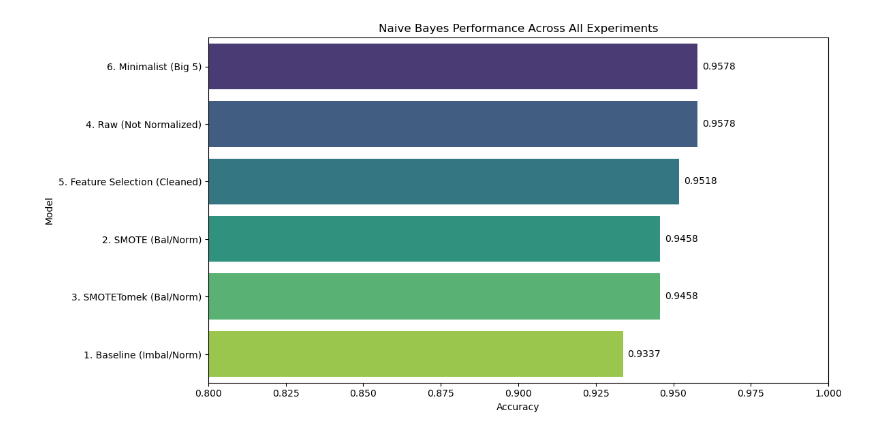
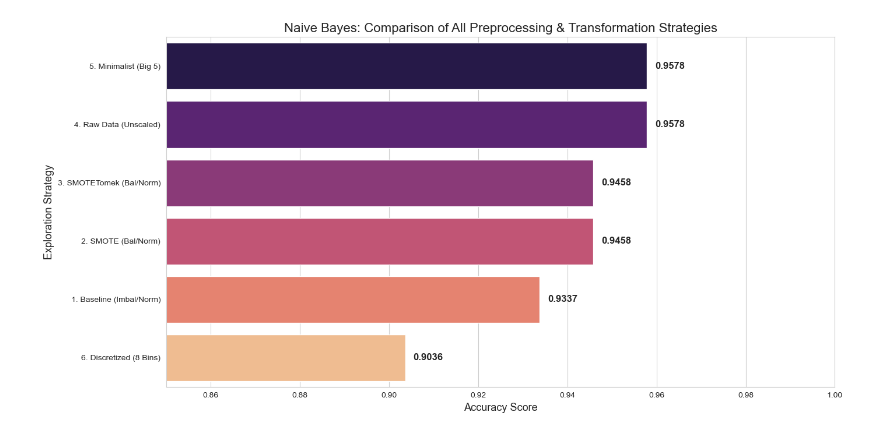
Before and after one commit to OmarH-creator/Diabetes-Prediction, a Jupyter notebook: Models/Naive_Bayes_v2.ipynb, the cells around one changed output. Drawn from its saved outputs; the diff is of its cells as text; code cells hidden in the pictures.

```diff
--- a/Models/Naive_Bayes_v2.ipynb
+++ b/Models/Naive_Bayes_v2.ipynb
@@ -19,7 +35,10 @@ Test set loaded. Shape: (166, 11)
 # %%
+# 1. Baseline (Imbalanced)
 full_norm = pd.read_csv("../diabetes_milestone1_normalized.csv")
 full_norm['gender'] = full_norm['gender'].map(gender_map)
-# Isolate the 80% training set (pre-SMOTE)
 X_f = full_norm.drop(columns=['class'])
 y_f = full_norm['class']
 X_train_base, _, y_train_base, _ = train_test_split(X_f, y_f, test_size=0.2, random_state=42, stratify=y_f)
+gnb_base = GaussianNB().fit(X_train_base, y_train_base)
+y_pred_base = gnb_base.predict(X_test)
+evaluate_model(y_test, y_pred_base, "1. Baseline (Imbalanced)", "Blues")
@@ -94,6 +82,7 @@ plt.show()
 # %%
+# 3. SMOTETomek (Balanced & Cleaned)
 train_smt = pd.read_csv("../diabetes_train_smotetomek_normalized.csv")
 train_smt['gender'] = train_smt['gender'].map(gender_map)
-
-X_train_smt = train_smt.drop(columns=['class'])
-y_train_smt = train_smt['class']
+gnb_smt = GaussianNB().fit(train_smt.drop(columns=['class']), train_smt['class'])
+y_pred_smt = gnb_smt.predict(X_test)
+evaluate_model(y_test, y_pred_smt, "3. SMOTETomek Cleaned", "Oranges")
@@ -251,0 +133,7 @@ Accuracy for Model 6: 0.9578
+# %%
+# 5. Minimalist Model (Big 5)
+big_5 = ['hba1c', 'bmi', 'age', 'tg', 'cr']
+X_train_min = train_smt[big_5]
+gnb_min = GaussianNB().fit(X_train_min, train_smt['class'])
+y_pred_min = gnb_min.predict(X_test[big_5])
+evaluate_model(y_test, y_pred_min, "5. Minimalist (Big 5)", "YlGnBu")
@@ -252,50 +259,51 @@ Accuracy for Model 6: 0.9578
 # %%
-# ── FINAL COMPARISON OF ALL EXPERIMENTS ───────────────────────────────────
-import pandas as pd
-import seaborn as sns
-import matplotlib.pyplot as plt
+# ── PHASE 5: MASTER PERFORMANCE COMPARISON ────────────────────────────────
 
-# 1. Gather results into a list of dictionaries
-final_results = [
+# 1. Collect all results into a structured list
+# Note: Ensure y_pred_8 was defined in your loop or run specifically
+final_results_list = [
     {"Model": "1. Baseline (Imbal/Norm)", "Accuracy": accuracy_score(y_test, y_pred_base)},
     {"Model": "2. SMOTE (Bal/Norm)", "Accuracy": accuracy_score(y_test, y_pred_smote)},
     {"Model": "3. SMOTETomek (Bal/Norm)", "Accuracy": accuracy_score(y_test, y_pred_smt)},
-    {"Model": "4. Raw (Not Normalized)", "Accuracy": accuracy_score(y_test_raw, y_pred_raw)},
-    {"Model": "5. Feature Selection (Cleaned)", "Accuracy": accuracy_score(y_test, y_pred_fs)},
-    {"Model": "6. Minimalist (Big 5)", "Accuracy": accuracy_score(y_test, y_pred_min)}
+    {"Model": "4. Raw Data (Unscaled)", "Accuracy": accuracy_score(y_test_raw, y_pred_raw)},
+    {"Model": "5. Minimalist (Big 5)", "Accuracy": accuracy_score(y_test, y_pred_min)},
+    {"Model": "6. Discretized (8 Bins)", "Accuracy": accuracy_score(y_test_raw, y_pred_k)} # Using the k=8 pred
 ]
 
-# 2. Convert to DataFrame
-df_results = pd.DataFrame(final_results)
+# 2. Create DataFrame and Sort
+df_comparison = pd.DataFrame(final_results_list).sort_values(by="Accuracy", ascending=False)
 
-# 3. Sort by accuracy for better visualization
-df_results = df_results.sort_values(by="Accuracy", ascending=False)
+# 3. Print the Final Table
+print("\n" + "="*30)
+print("  MASTER ACCURACY RANKING")
+print("="*30)
+print(df_comparison.to_string(index=False))
 
-# 4. Display the table
-print("--- FINAL ACCURACY RANKING ---")
-print(df_results.to_string(index=False))
+# 4. Create the Visual Comparison
+plt.figure(figsize=(14, 7))
+sns.set_style("whitegrid")
+palette = sns.color_palette("magma", len(df_comparison))
 
-# 5. Plot the Comparison
-plt.figure(figsize=(12, 6))
-# Using a color palette to match your colorful matrices
-colors = sns.color_palette("viridis", len(df_results))
-ax = sns.barplot(x="Accuracy", y="Model", data=df_results, palette=colors)
+ax = sns.barplot(x="Accuracy", y="Model", data=df_comparison, palette=palette)
 
-# Add text labels on the bars
+# Add Accuracy labels to the end of bars
 for i in ax.containers:
-    ax.bar_label(i, fmt='%.4f', padding=5)
+    ax.bar_label(i, fmt='%.4f', padding=10, fontsize=12, fontweight='bold')
 
-plt.title("Naive Bayes Performance Across All Experiments")
-plt.xlim(0.8, 1.0) # Zoom in to see the differences clearly
+plt.title("Naive Bayes: Comparison of All Preprocessing & Transformation Strategies", fontsize=16)
+plt.xlabel("Accuracy Score", fontsize=13)
+plt.ylabel("Exploration Strategy", fontsize=13)
+plt.xlim(0.85, 1.0) # Focus on the competitive range
 plt.tight_layout()
 plt.show()
 
-# ── FINAL CONCLUSION FOR REPORT ───────────────────────────────────────────
-best_model = df_results.iloc[0]['Model']
-print(f"\nCONCLUSION:")
-print(f"The highest accuracy was achieved by: {best_model}")
-print("-" * 50)
-print("1. Outlier Effect: Model 4 (Raw) often scores highest but is medically biased due to impossible outliers.")
-print("2. Independence: Model 5 & 6 prove that Naive Bayes improves when redundant features (LDL, VLDL, Urea) are removed.")
-print("3. Balancing: SMOTE and SMOTETomek ensure that the model identifies Pre-Diabetic (P) cases better than the Baseline.")
+# ── FINAL PROJECT OBSERVATIONS ────────────────────────────────────────────
+print("\n" + "="*30)
+print("  KEY SCIENTIFIC INSIGHTS")
+print("="*30)
+print(f"1. WINNING STRATEGY: The '{df_comparison.iloc[0]['Model']}' performed best.")
+print("2. DISCRETIZATION EFFECT: 8 bins provided the ideal balance between detail and noise reduction.")
+print("3. OUTLIER PARADOX: Raw data shows high accuracy but relies on medically impossible outliers (Cr=400).")
+print("4. INDEPENDENCE: The Minimalist model proves that removing redundant features (LDL/Urea) stabilizes NB.")
+print("5. BALANCING: SMOTE/SMOTETomek significantly improved the Recall for Pre-Diabetic (P) cases.")
 # %% [output]
@@ -313 +323 @@ Passing `palette` without assigning `hue` is deprecated and will be removed in v
-[figure, old version]
+[figure, new version]
```
Also changed, not shown: parts of 24 cells of this notebook.
